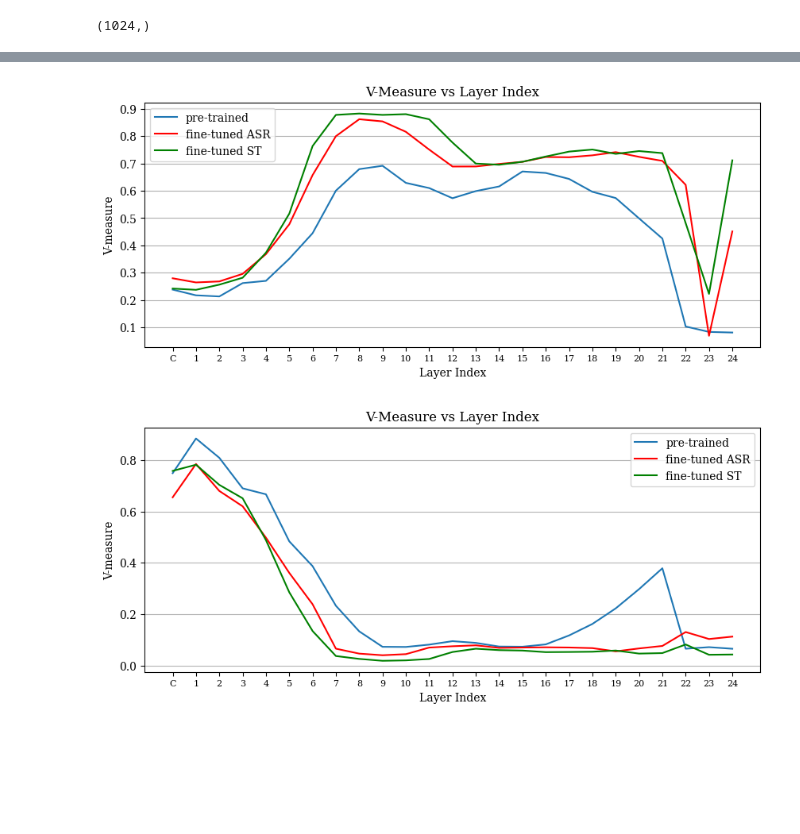
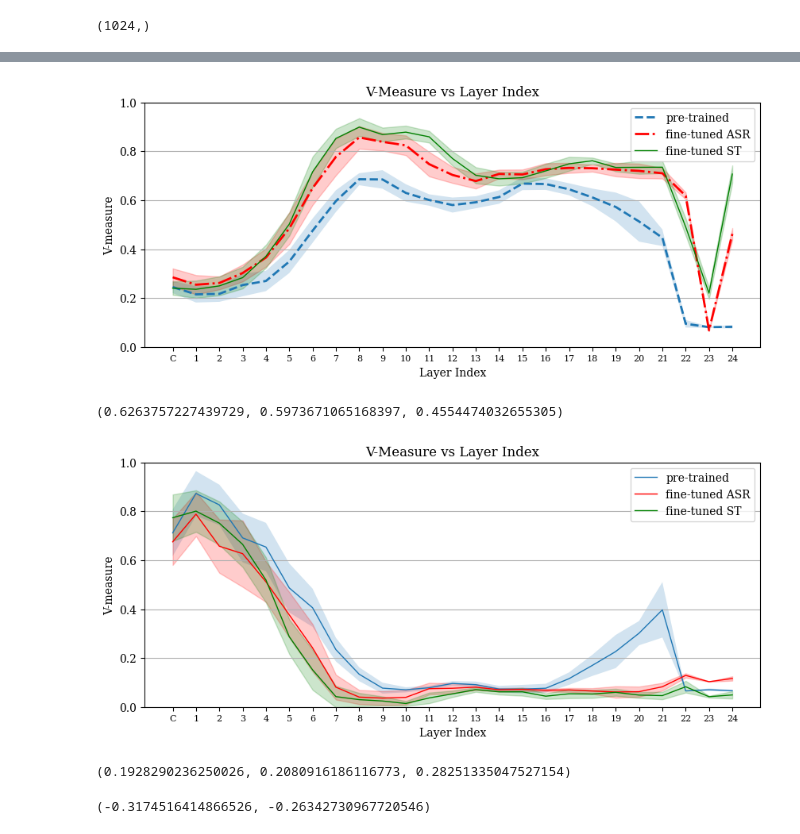
Before and after one commit to badrex/explore.speech.wav2vec2, a Jupyter notebook: visuallize_and_analyze_representations_2.ipynb, the cells around one changed output, grey strips where cells are left out. Drawn from its saved outputs; the diff is of its cells as text; code cells hidden in the pictures; blank space fills up the shorter version.

```diff
--- a/visuallize_and_analyze_representations_2.ipynb
+++ b/visuallize_and_analyze_representations_2.ipynb
@@ -17,17 +17,17 @@ from sklearn.preprocessing import StandardScaler
 # %%
 import pickle
 
-file_path = "../wav2vec2_vectors/pt/layer_reprs_large_pooled_pt.pkl"
+file_path = "../wav2vec2_vectors/pooled/layer_reprs_large_pooled_pt.pkl"
 
 with open(file_path, "rb") as file:
     layer_reprs = pickle.load(file)
 # %%
-file_path = "../wav2vec2_vectors/pt/layer_reprs_large_pooled_ft.pkl"
+file_path = "../wav2vec2_vectors/pooled/layer_reprs_large_pooled_ft.pkl"
 
 with open(file_path, "rb") as file:
     layer_reprs_ft_asr = pickle.load(file)
 # %%
-file_path = "../wav2vec2_vectors/pt/layer_reprs_large_pooled_ft_s2t.pkl"
+file_path = "../wav2vec2_vectors/pooled/layer_reprs_large_pooled_ft_s2t.pkl"
 
 with open(file_path, "rb") as file:
     layer_reprs_ft_s2t = pickle.load(file)
@@ -357,40 +365,47 @@ plt.rcParams["font.family"] = "serif"
 # FILEPATH: /nethome/babdullah/explore.speech.wav2vec2/visuallize_and_analyze_representations.ipynb
 layer_indices = list(layer2vmeasure_pt.keys())
 
 vmeasure_means_pt = [np.mean(layer2vmeasure_pt[layer_idx]) for layer_idx in layer_indices]
 vmeasure_std_pt = [np.std(layer2vmeasure_pt[layer_idx]) for layer_idx in layer_indices]
 
 
 vmeasure_means_ft_asr = [np.mean(layer2vmeasure_ft_asr[layer_idx]) for layer_idx in layer_indices]
 vmeasure_std_ft_asr = [np.std(layer2vmeasure_ft_asr[layer_idx]) for layer_idx in layer_indices]
 
 vmeasure_means_ft_s2t = [np.mean(layer2vmeasure_ft_s2t[layer_idx]) for layer_idx in layer_indices]
 vmeasure_std_ft_s2t = [np.std(layer2vmeasure_ft_s2t[layer_idx]) for layer_idx in layer_indices]
 
 fig, ax = plt.subplots(figsize=(10, 4))  # Adjust the figsize parameter to make the plot wider
 
-ax.plot(layer_indices, vmeasure_means_pt, '-', label='pre-trained', markersize=3)
-ax.plot(layer_indices, vmeasure_means_ft_asr, '-', label='fine-tuned ASR', color='red', markersize=3)
-ax.plot(layer_indices, vmeasure_means_ft_s2t, '-', label='fine-tuned ST', color='green', markersize=3)
+ax.plot(layer_indices, vmeasure_means_pt, '--', label='pre-trained', markersize=3, linewidth=2)
+ax.plot(layer_indices, vmeasure_means_ft_asr, '-.', label='fine-tuned ASR', color='red', markersize=3, linewidth=2)
+ax.plot(layer_indices, vmeasure_means_ft_s2t, '-', label='fine-tuned ST', color='green', markersize=3, linewidth=2)
 
-#ax.fill_between(layer_indices, np.array(vmeasure_means_pt) - np.array(vmeasure_std_pt), np.array(vmeasure_means_pt) + np.array(vmeasure_std_pt), alpha=0.2)
-#ax.fill_between(layer_indices, np.array(vmeasure_means_ft_asr) - np.array(vmeasure_std_ft_asr), np.array(vmeasure_means_ft_asr) + np.array(vmeasure_std_ft_asr), alpha=0.2, color='red')
-#ax.fill_between(layer_indices, np.array(vmeasure_means_ft_s2t) - np.array(vmeasure_std_ft_s2t), np.array(vmeasure_means_ft_s2t) + np.array(vmeasure_std_ft_s2t), alpha=0.2, color='green')
 
+ax.fill_between(layer_indices, np.array(vmeasure_means_pt) - np.array(vmeasure_std_pt), np.array(vmeasure_means_pt) + np.array(vmeasure_std_pt), alpha=0.2)
+ax.fill_between(layer_indices, np.array(vmeasure_means_ft_asr) - np.array(vmeasure_std_ft_asr), np.array(vmeasure_means_ft_asr) + np.array(vmeasure_std_ft_asr), alpha=0.2, color='red')
+ax.fill_between(layer_indices, np.array(vmeasure_means_ft_s2t) - np.array(vmeasure_std_ft_s2t), np.array(vmeasure_means_ft_s2t) + np.array(vmeasure_std_ft_s2t), alpha=0.2, color='green')
+
+ax.set_ylim(0, 1)
 ax.set_xlabel('Layer Index')
 ax.set_ylabel('V-measure')
 tickvalues = range(0, 25)
 ax.set_xticks(ticks=tickvalues, labels=['C'] + list(range(1, 25, 1)), fontsize=8)
 
 # Add grid only to the vertical axis
 ax.yaxis.grid()
 
 ax.set_title('V-Measure vs Layer Index')
 ax.legend()
 
 plt.show()
 # %% [output]
-[figure, old version]
+[figure, new version]
+# %%
+vmeasure_ft_s2t_mean, vmeasure_ft_asr_mean, vmeasure_pt_mean = np.mean(vmeasure_means_ft_s2t), np.mean(vmeasure_means_ft_asr), np.mean(vmeasure_means_pt)
+vmeasure_ft_s2t_mean, vmeasure_ft_asr_mean, vmeasure_pt_mean
+# %% [output]
+(0.6263757227439729, 0.5973671065168397, 0.4554474032655305)
 # %%
 layer2vmeasure_pt_spkr= defaultdict(list)
 
@@ -449,14 +464,15 @@ vmeasure_std_ft_s2t_spkr = [np.std(layer2vmeasure_ft_s2t_spkr[layer_idx]) for la
 
 fig, ax = plt.subplots(figsize=(10, 4))  # Adjust the figsize parameter to make the plot wider
 
-ax.plot(layer_indices, vmeasure_means_pt_spkr, '-', label='pre-trained', markersize=3)
-ax.plot(layer_indices, vmeasure_means_ft_asr_spkr, '-', label='fine-tuned ASR', color='red', markersize=3)
-ax.plot(layer_indices, vmeasure_means_ft_s2t_spkr, '-', label='fine-tuned ST', color='green', markersize=3)
+ax.plot(layer_indices, vmeasure_means_pt_spkr, '-', label='pre-trained', markersize=3, linewidth=1)
+ax.plot(layer_indices, vmeasure_means_ft_asr_spkr, '-', label='fine-tuned ASR', color='red', markersize=3, linewidth=1)
+ax.plot(layer_indices, vmeasure_means_ft_s2t_spkr, '-', label='fine-tuned ST', color='green', markersize=3, linewidth=1)
 
-#ax.fill_between(layer_indices, np.array(vmeasure_means_pt) - np.array(vmeasure_std_pt), np.array(vmeasure_means_pt) + np.array(vmeasure_std_pt), alpha=0.2)
-#ax.fill_between(layer_indices, np.array(vmeasure_means_ft_asr) - np.array(vmeasure_std_ft_asr), np.array(vmeasure_means_ft_asr) + np.array(vmeasure_std_ft_asr), alpha=0.2, color='red')
-#ax.fill_between(layer_indices, np.array(vmeasure_means_ft_s2t) - np.array(vmeasure_std_ft_s2t), np.array(vmeasure_means_ft_s2t) + np.array(vmeasure_std_ft_s2t), alpha=0.2, color='green')
+ax.fill_between(layer_indices, np.array(vmeasure_means_pt_spkr) - np.array(vmeasure_std_pt_spkr), np.array(vmeasure_means_pt_spkr) + np.array(vmeasure_std_pt_spkr), alpha=0.2)
+ax.fill_between(layer_indices, np.array(vmeasure_means_ft_asr_spkr) - np.array(vmeasure_std_ft_asr_spkr), np.array(vmeasure_means_ft_asr_spkr) + np.array(vmeasure_std_ft_asr_spkr), alpha=0.2, color='red')
+ax.fill_between(layer_indices, np.array(vmeasure_means_ft_s2t_spkr) - np.array(vmeasure_std_ft_s2t_spkr), np.array(vmeasure_means_ft_s2t_spkr) + np.array(vmeasure_std_ft_s2t_spkr), alpha=0.2, color='green')
 
+ax.set_ylim(0, 1)
 ax.set_xlabel('Layer Index')
 ax.set_ylabel('V-measure')
 tickvalues = range(0, 25)
@@ -470,4 +486,13 @@ ax.legend()
 
 plt.show()
 # %% [output]
-[figure, old version]
+[figure, new version]
+# %%
+vmeasure_ft_s2t_spkr_mean, vmeasure_ft_asr_spkr_mean, vmeasure_pt_spkr_mean = np.mean(vmeasure_means_ft_s2t_spkr), np.mean(vmeasure_means_ft_asr_spkr), np.mean(vmeasure_means_pt_spkr)
+vmeasure_ft_s2t_spkr_mean, vmeasure_ft_asr_spkr_mean, vmeasure_pt_spkr_mean
+# %% [output]
+(0.1928290236250026, 0.2080916186116773, 0.28251335047527154)
+# %%
+(vmeasure_ft_s2t_spkr_mean - vmeasure_pt_spkr_mean ) / vmeasure_pt_spkr_mean, (vmeasure_ft_asr_spkr_mean - vmeasure_pt_spkr_mean ) / vmeasure_pt_spkr_mean
+# %% [output]
+(-0.3174516414866526, -0.26342730967720546)
```
Also changed, not shown: parts of 7 cells of this notebook, 2 other files.
